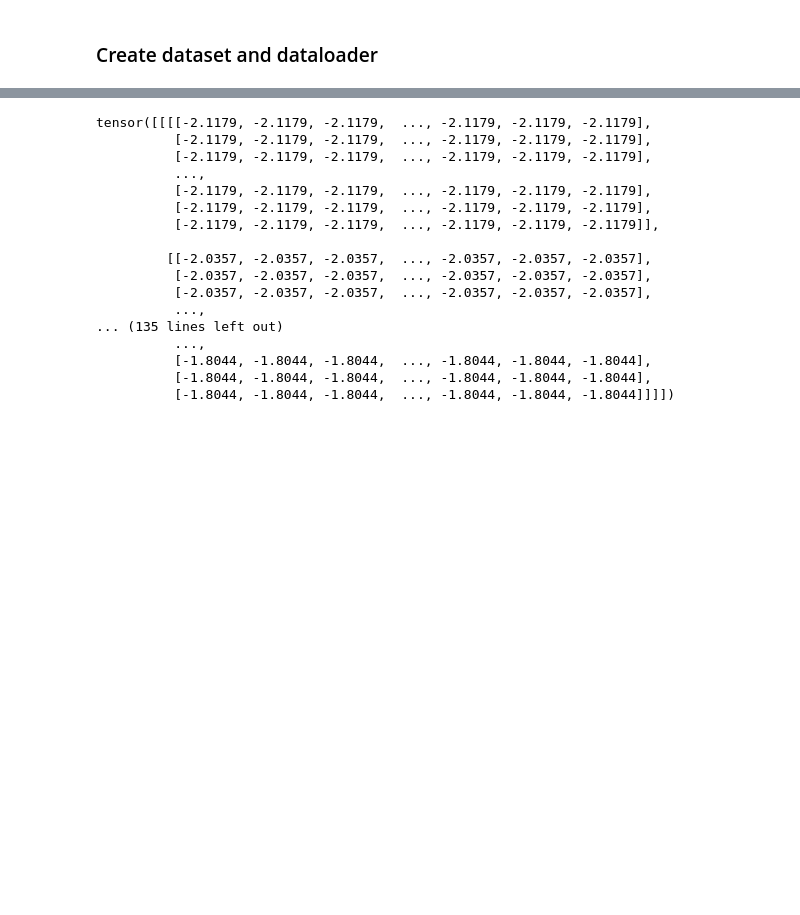
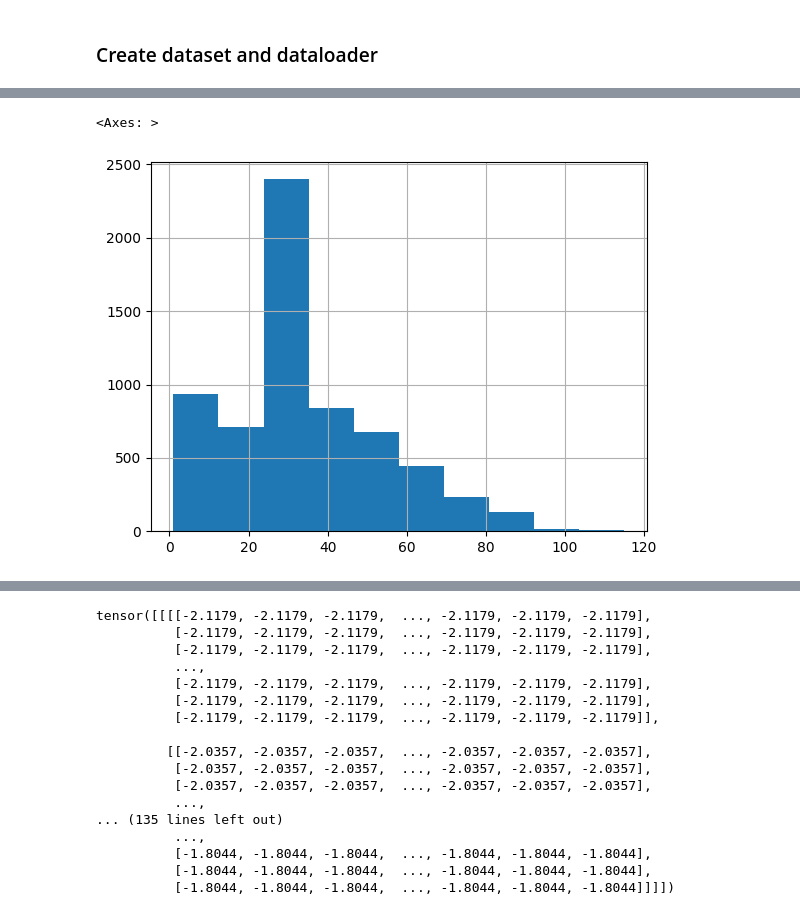
Before and after one commit to helenprokonina/AgePrediction, a Jupyter notebook: age_prediction.ipynb, the cells around one changed output, grey strips where cells are left out. Saved outputs shown, nothing was run; the diff lists cells and outputs as text; code cells hidden in the pictures; blank space fills up the shorter version.

```diff
--- a/age_prediction.ipynb
+++ b/age_prediction.ipynb
@@ -148,7 +162,7 @@ transforms = T.Compose([
                 std=[0.229, 0.224, 0.225])
 ])
 # %%
-train_data, val_data = train_test_split(data, test_size=0.2, shuffle=True, random_state=42)
+train_data, val_data = train_test_split(data_small, test_size=0.2, shuffle=True, random_state=42)
 # %%
 train_data['image'].iloc[0]
 # %% [output]
@@ -155,0 +170,5 @@ train_data['image'].iloc[0]
+# %%
+train_data.age.hist()
+# %% [output]
+<Axes: >
+[figure, added]
```
Also changed, not shown: parts of 45 cells of this notebook, 1 other file.
